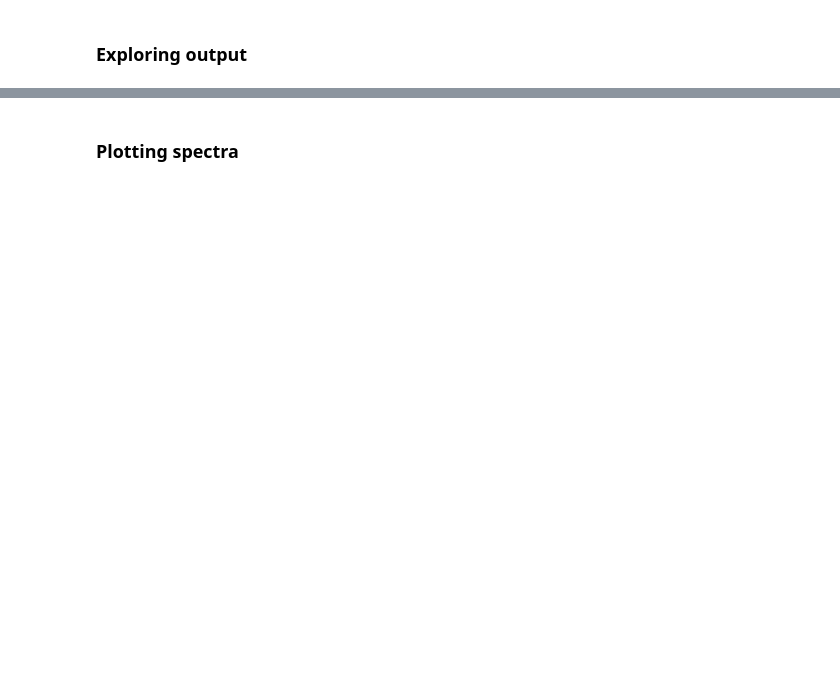
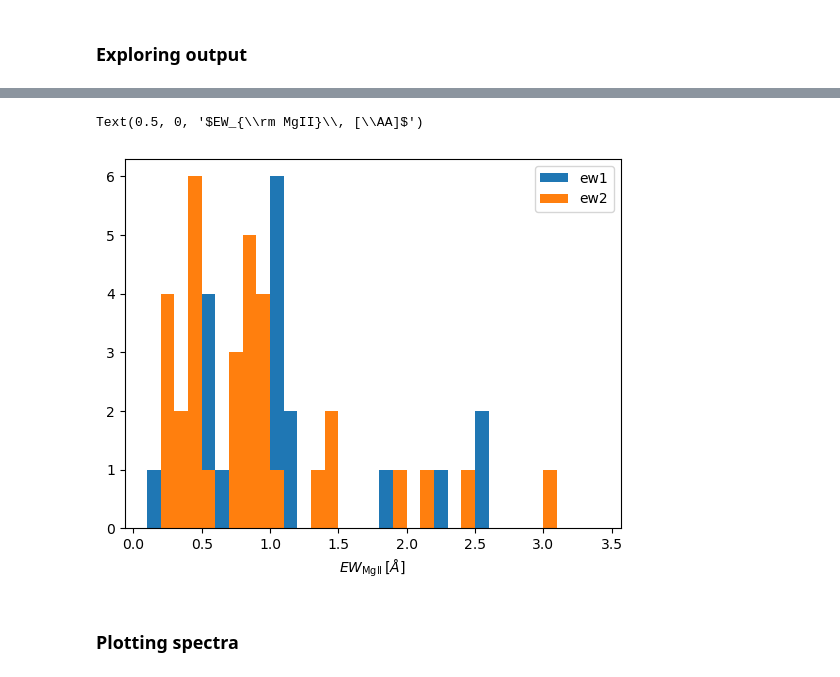
Before and after one commit to abhi0395/qsoabsfind, a Jupyter notebook: nb/desi_example.ipynb, the cells around one changed output, grey strips where cells are left out. Drawn from its saved outputs; the diff is of its cells as text; code cells hidden in the pictures; blank space fills up the shorter version.

```diff
--- a/nb/desi_example.ipynb
+++ b/nb/desi_example.ipynb
@@ -51,11 +74,14 @@ plt.xlabel('MgII redshift')
 # %%
-ew1 = mgii_tab["MGII_2796_EW"].data
-ew2 = mgii_tab["MGII_2803_EW"].data
+ew1 = mgii_tab.catalog["MGII_2796_EW"].data
+ew2 = mgii_tab.catalog["MGII_2803_EW"].data
 bins = np.arange(0.1, 3.5, 0.1)
 plt.hist(ew1, bins=bins, label='ew1')
 plt.hist(ew2, bins=bins, label = 'ew2')
 plt.legend()
 plt.xlabel(r'$EW_{\rm MgII}\, [\AA]$')
+# %% [output]
+Text(0.5, 0, '$EW_{\\rm MgII}\\, [\\AA]$')
+[figure, added]
 # %% [markdown]
 ### Plotting spectra
 # %%
```
Also changed, not shown: parts of 8 cells of this notebook, 8 other files.
